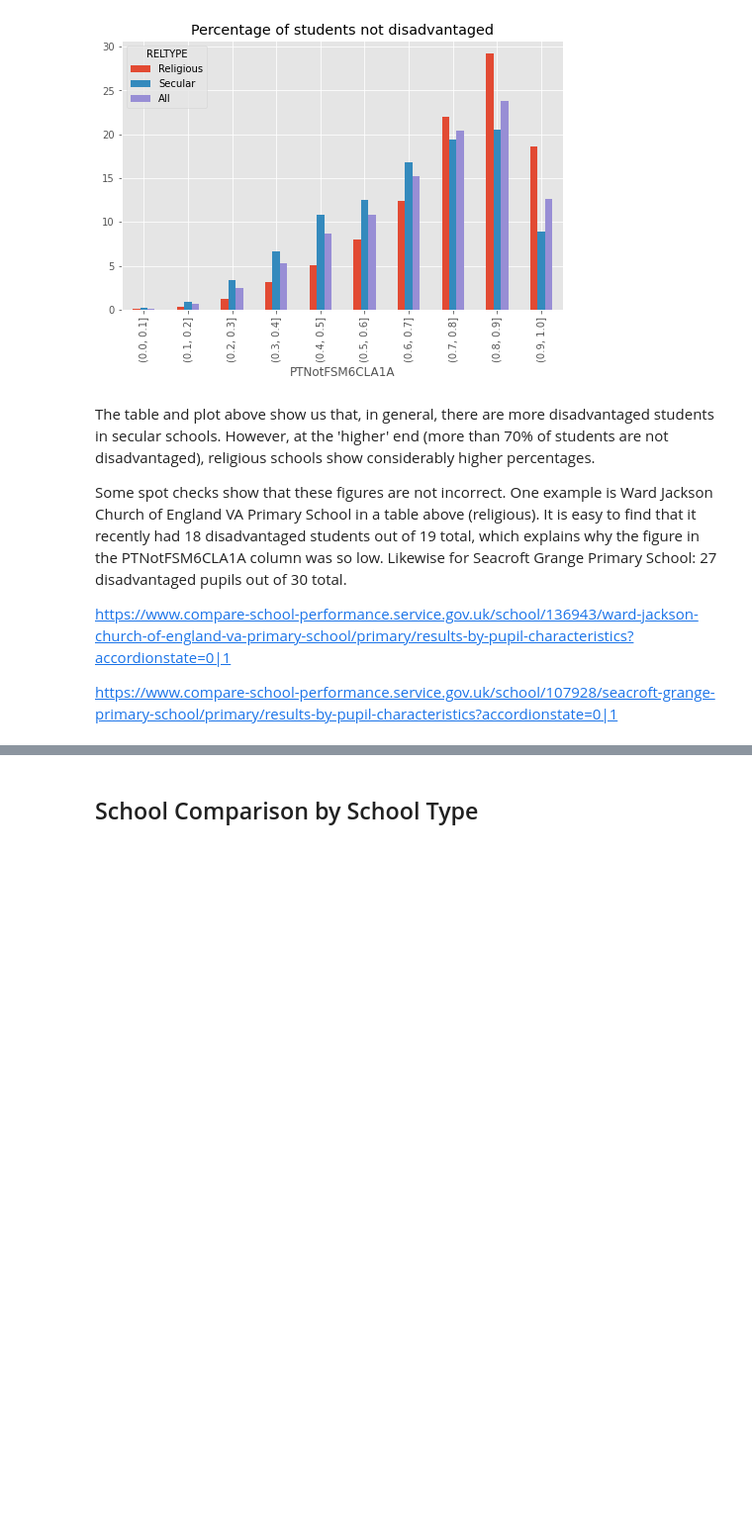
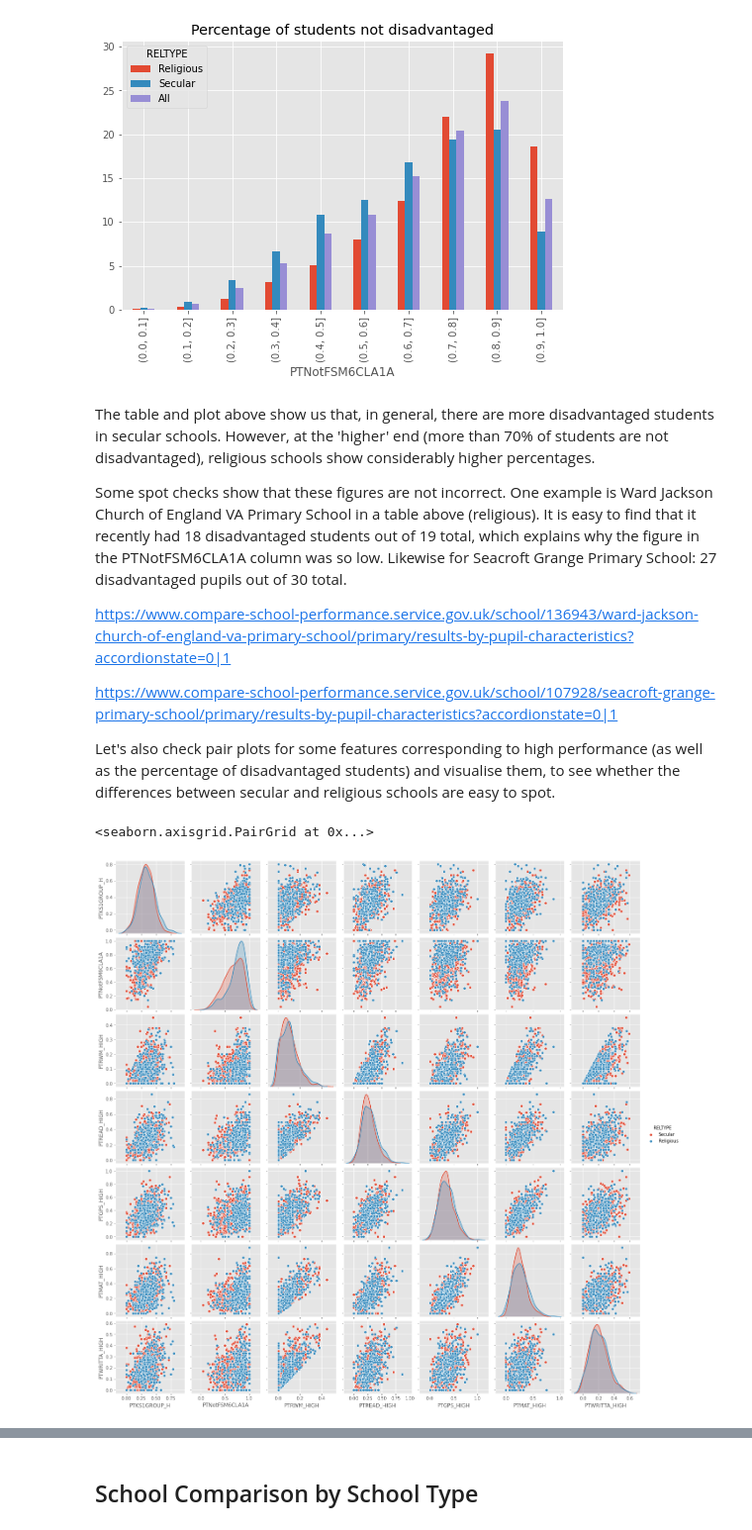
Before and after one commit to maksymantonov/schools, a Jupyter notebook: schools.ipynb, the cells around one changed output, grey strips where cells are left out. Shown at 99% size. Saved outputs shown, nothing was run; the diff lists cells and outputs as text; code cells hidden in the pictures; blank space fills up the shorter version.

```diff
--- a/schools.ipynb
+++ b/schools.ipynb
@@ -1216,3 +1247,11 @@ Some spot checks show that these figures are not incorrect. One example is Ward
 https://www.compare-school-performance.service.gov.uk/school/136943/ward-jackson-church-of-england-va-primary-school/primary/results-by-pupil-characteristics?accordionstate=0|1
 
 https://www.compare-school-performance.service.gov.uk/school/107928/seacroft-grange-primary-school/primary/results-by-pupil-characteristics?accordionstate=0|1
+
+Let's also check pair plots for some features corresponding to high performance (as well as the percentage of disadvantaged students) and visualise them, to see whether the differences between secular and religious schools are easy to spot.
+# %%
+cols = ["RELTYPE", "PTKS1GROUP_H", "PTNotFSM6CLA1A", "PTRWM_HIGH", "PTREAD_HIGH", "PTGPS_HIGH", "PTMAT_HIGH", "PTWRITTA_HIGH"]
+sns.pairplot(df.loc[:, cols].sample(1000), hue="RELTYPE") # Plotting only a sample from the dataframe, for a more clear visualisation
+# %% [output]
+<seaborn.axisgrid.PairGrid at 0x...>
+[figure, added]
```
Also changed, not shown: parts of 41 cells of this notebook.
